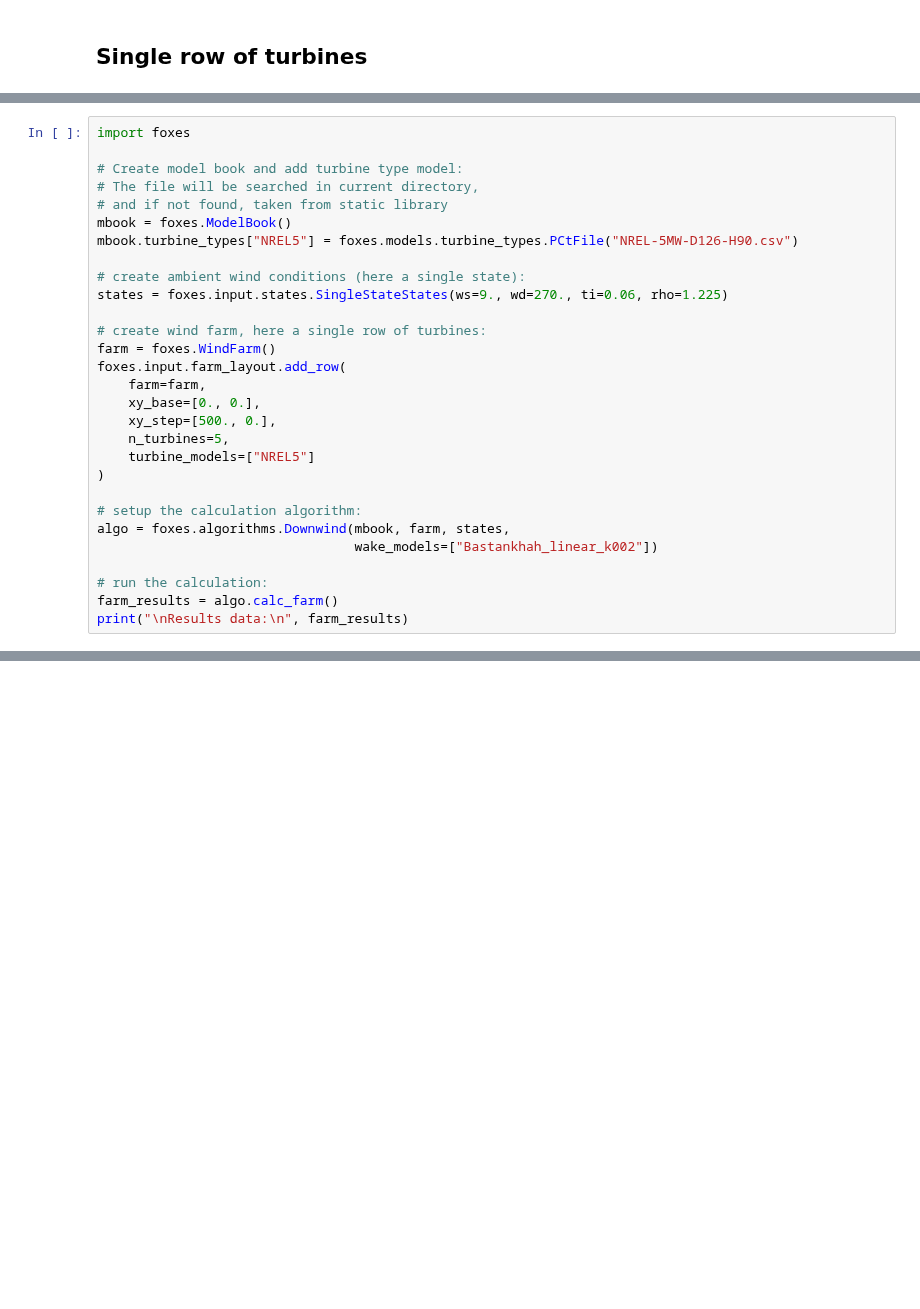
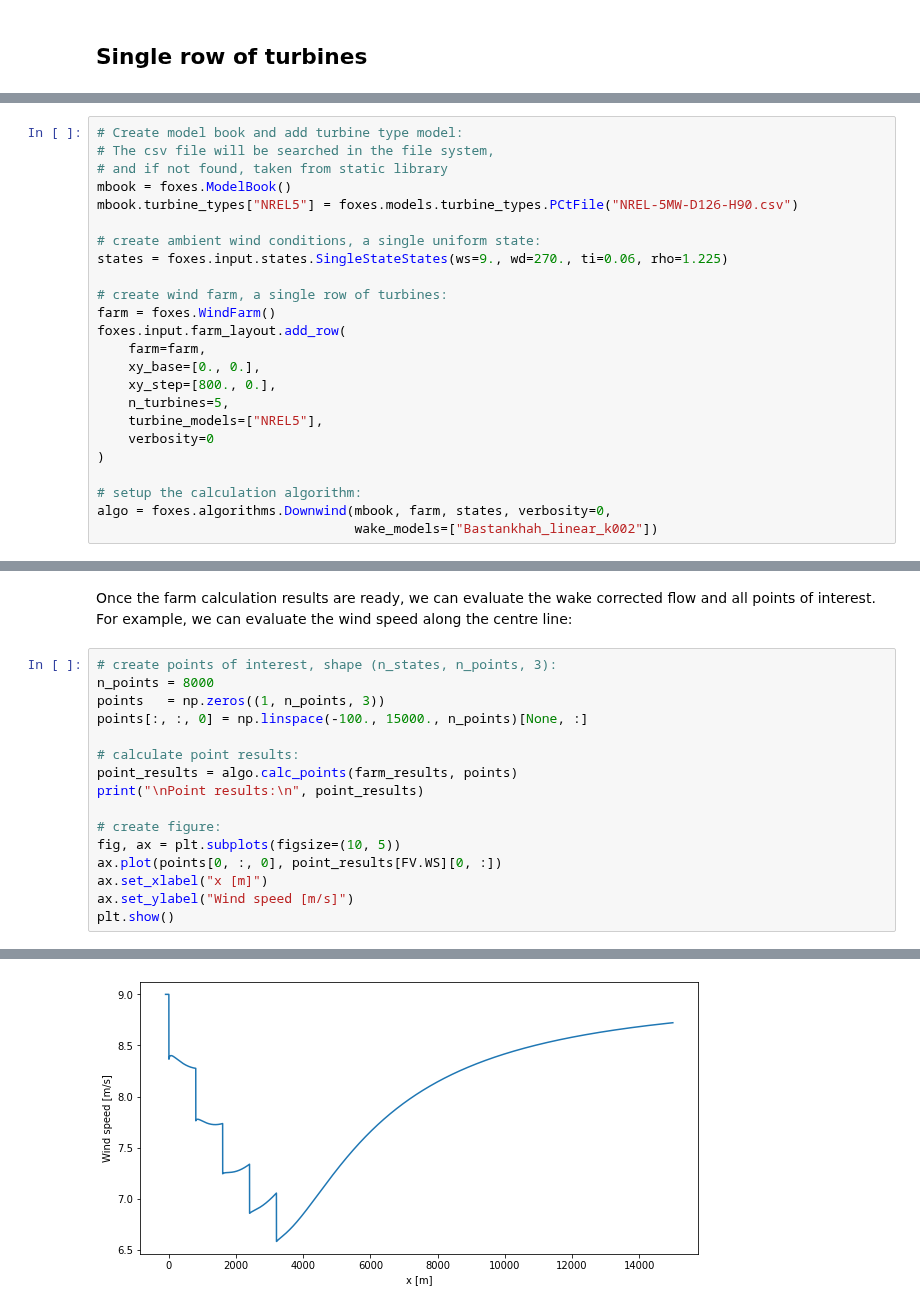
Before and after one commit to FraunhoferIWES/foxes, a Jupyter notebook: docs/source/notebooks/examples.ipynb, the cells around one changed output, grey strips where cells are left out. Drawn from its saved outputs; the diff is of its cells as text; blank space fills up the shorter version.

```diff
--- a/docs/source/notebooks/examples.ipynb
+++ b/docs/source/notebooks/examples.ipynb
@@ -5,29 +22,24 @@
 # %%
-import foxes
-
 # Create model book and add turbine type model:
-# The file will be searched in current directory,
+# The csv file will be searched in the file system,
 # and if not found, taken from static library
 mbook = foxes.ModelBook()
 mbook.turbine_types["NREL5"] = foxes.models.turbine_types.PCtFile("NREL-5MW-D126-H90.csv")
 
-# create ambient wind conditions (here a single state):
+# create ambient wind conditions, a single uniform state:
 states = foxes.input.states.SingleStateStates(ws=9., wd=270., ti=0.06, rho=1.225)
 
-# create wind farm, here a single row of turbines:
+# create wind farm, a single row of turbines:
 farm = foxes.WindFarm()
 foxes.input.farm_layout.add_row(
     farm=farm,
     xy_base=[0., 0.],
-    xy_step=[500., 0.],
+    xy_step=[800., 0.],
     n_turbines=5,
-    turbine_models=["NREL5"]
+    turbine_models=["NREL5"],
+    verbosity=0
 )
 
 # setup the calculation algorithm:
-algo = foxes.algorithms.Downwind(mbook, farm, states,
+algo = foxes.algorithms.Downwind(mbook, farm, states, verbosity=0,
                                  wake_models=["Bastankhah_linear_k002"])
-
-# run the calculation:
-farm_results = algo.calc_farm()
-print("\nResults data:\n", farm_results)
@@ -51,0 +83,19 @@ Dimensions without coordinates: state, turbine
+# %% [markdown]
+Once the farm calculation results are ready, we can evaluate the wake corrected flow and all points of interest. For example, we can evaluate the wind speed along the centre line:
+# %%
+# create points of interest, shape (n_states, n_points, 3):
+n_points = 8000
+points   = np.zeros((1, n_points, 3))
+points[:, :, 0] = np.linspace(-100., 15000., n_points)[None, :]
+
+# calculate point results:
+point_results = algo.calc_points(farm_results, points)
+print("\nPoint results:\n", point_results)
+
+# create figure:
+fig, ax = plt.subplots(figsize=(10, 5))
+ax.plot(points[0, :, 0], point_results[FV.WS][0, :])
+ax.set_xlabel("x [m]")
+ax.set_ylabel("Wind speed [m/s]")
+plt.show()
+# %% [output]
@@ -51,0 +115 @@ Dimensions without coordinates: state, turbine
+[figure, added]
```
Also changed, not shown: parts of 11 cells of this notebook, 3 other files.
